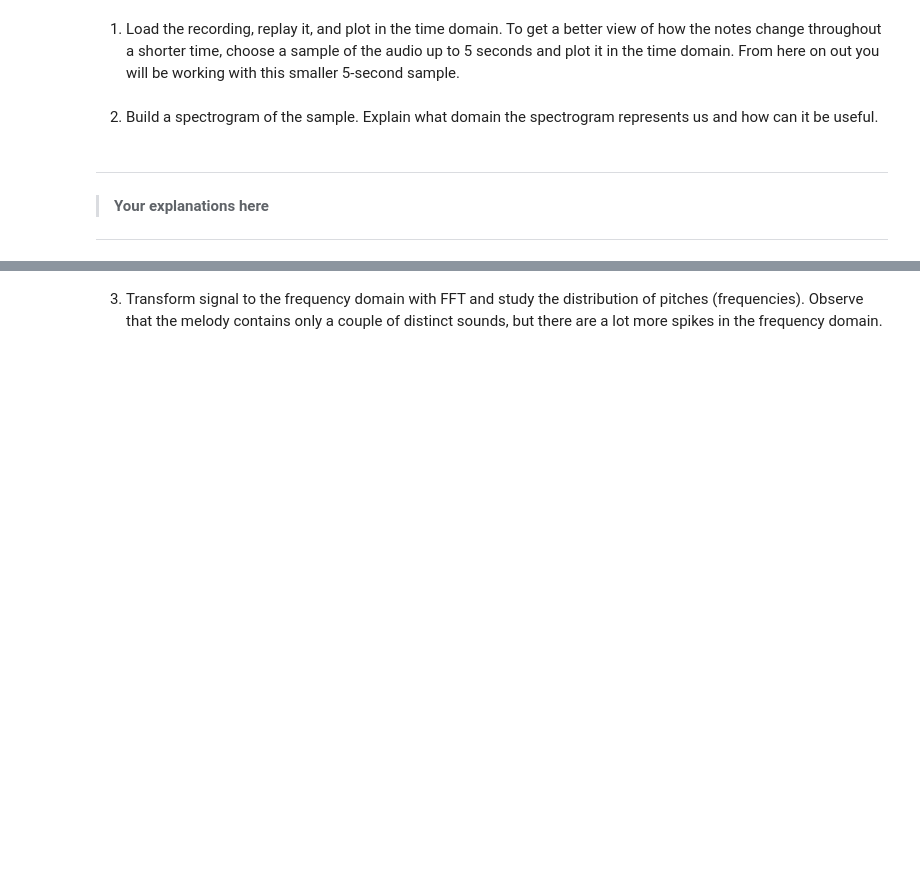
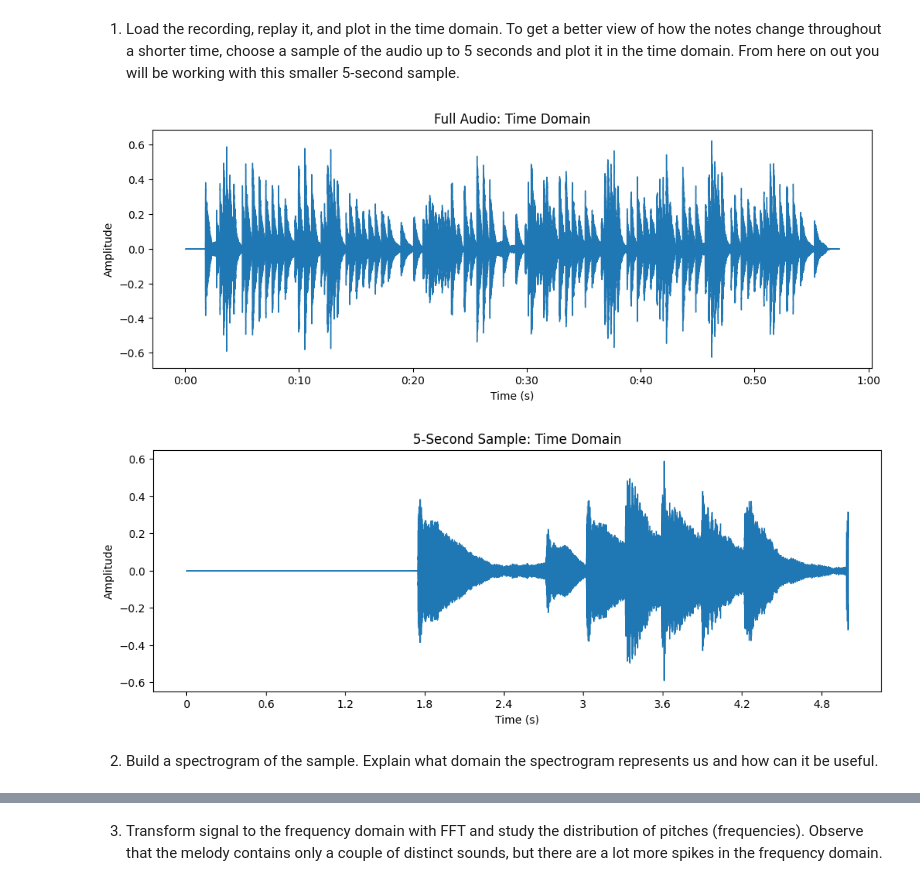
Before and after one commit to Shopska/LA_lab_2, a Jupyter notebook: LA_Lab_2_Template_2025.ipynb, the cells around one changed output, grey strips where cells are left out. Cells and saved outputs as stored; diff of their text form; code cells hidden in the pictures; blank space fills up the shorter version.

```diff
--- a/LA_Lab_2_Template_2025.ipynb
+++ b/LA_Lab_2_Template_2025.ipynb
@@ -176,2 +169,29 @@ samples = samples[...]
+# %%
+# Loading sound
+path = "piano_melody.mp3"
+samples, sampling_rate = librosa.load(path)
+Audio(path)
+
+plt.figure(figsize=(12, 4))
+librosa.display.waveshow(samples, sr=sampling_rate)
+plt.title('Full Audio: Time Domain')
+plt.xlabel('Time (s)')
+plt.ylabel('Amplitude')
+plt.show()
+
+#Creating a 5-second sample of the audio
+samples = samples[:5*sampling_rate]
+
+Audio(samples, rate=sampling_rate)
+
+plt.figure(figsize=(12, 4))
+librosa.display.waveshow(samples, sr=sampling_rate)
+plt.title('5-Second Sample: Time Domain')
+plt.xlabel('Time (s)')
+plt.ylabel('Amplitude')
+plt.show()
+# %% [output]
+[figure, added]
+[figure, added]
 # %% [markdown]
 2.   Build a spectrogram of the sample. Explain what domain the spectrogram represents us and how can it be useful.
@@ -180,5 +197,0 @@ samples = samples[...]
-# %% [markdown]
----
->**Your explanations here**
-
----
```
Also changed, not shown: parts of 8 cells of this notebook, 1 other file.
